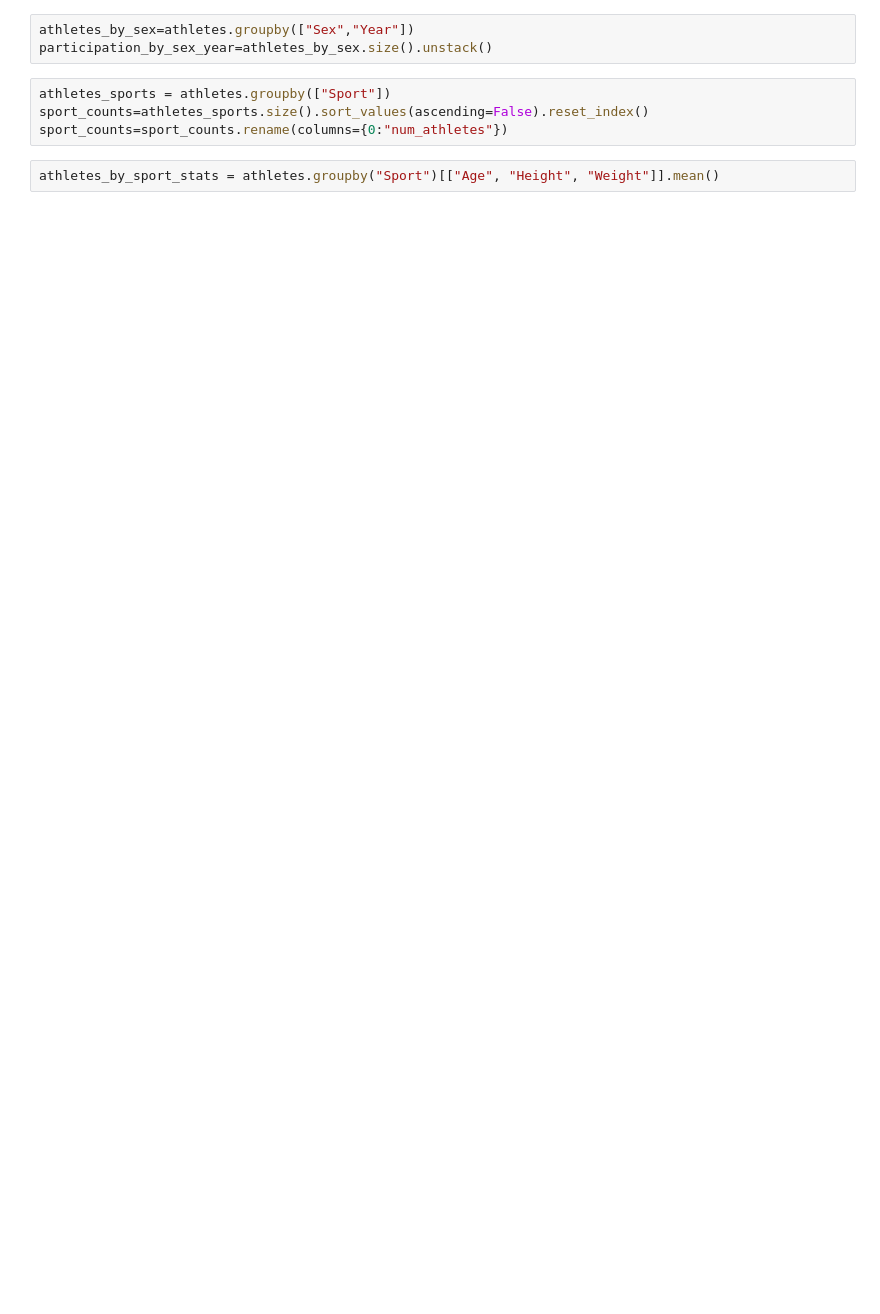
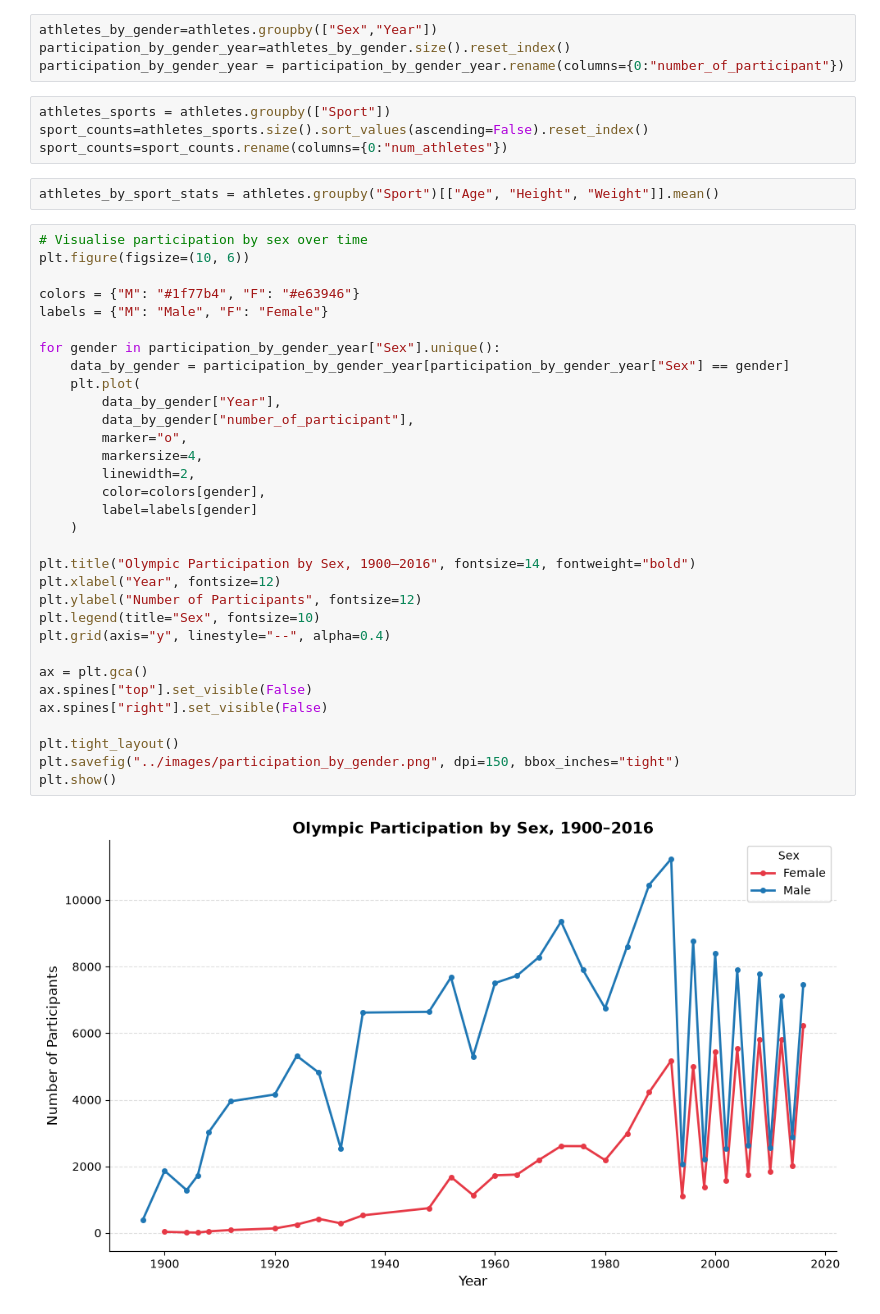
Before and after one commit to ADAM11X/olympic-games-analysis, a Jupyter notebook: notebooks/olympic_analysis.ipynb, the cells around one changed output. Saved outputs shown, nothing was run; the diff lists cells and outputs as text; blank space fills up the shorter version.

```diff
--- a/notebooks/olympic_analysis.ipynb
+++ b/notebooks/olympic_analysis.ipynb
@@ -15,9 +40,44 @@ top_10_winning_countries=winners_by_country.size().sort_values(ascending=False).
 # %%
-athletes_by_sex=athletes.groupby(["Sex","Year"])
-participation_by_sex_year=athletes_by_sex.size().unstack()
+athletes_by_gender=athletes.groupby(["Sex","Year"])
+participation_by_gender_year=athletes_by_gender.size().reset_index()
+participation_by_gender_year = participation_by_gender_year.rename(columns={0:"number_of_participant"})
 # %%
 athletes_sports = athletes.groupby(["Sport"])
 sport_counts=athletes_sports.size().sort_values(ascending=False).reset_index()
 sport_counts=sport_counts.rename(columns={0:"num_athletes"})
 # %%
 athletes_by_sport_stats = athletes.groupby("Sport")[["Age", "Height", "Weight"]].mean()
+# %%
+# Visualise participation by sex over time
+plt.figure(figsize=(10, 6))
+
+colors = {"M": "#1f77b4", "F": "#e63946"}
+labels = {"M": "Male", "F": "Female"}
+
+for gender in participation_by_gender_year["Sex"].unique():
+    data_by_gender = participation_by_gender_year[participation_by_gender_year["Sex"] == gender]
+    plt.plot(
+        data_by_gender["Year"],
+        data_by_gender["number_of_participant"],
+        marker="o",
+        markersize=4,
+        linewidth=2,
+        color=colors[gender],
+        label=labels[gender]
+    )
+
+plt.title("Olympic Participation by Sex, 1900–2016", fontsize=14, fontweight="bold")
+plt.xlabel("Year", fontsize=12)
+plt.ylabel("Number of Participants", fontsize=12)
+plt.legend(title="Sex", fontsize=10)
+plt.grid(axis="y", linestyle="--", alpha=0.4)
+
+ax = plt.gca()
+ax.spines["top"].set_visible(False)
+ax.spines["right"].set_visible(False)
+
+plt.tight_layout()
+plt.savefig("../images/participation_by_gender.png", dpi=150, bbox_inches="tight")
+plt.show()
+# %% [output]
+[figure, added]
```
Also changed, not shown: parts of 5 cells of this notebook, 4 other files.
